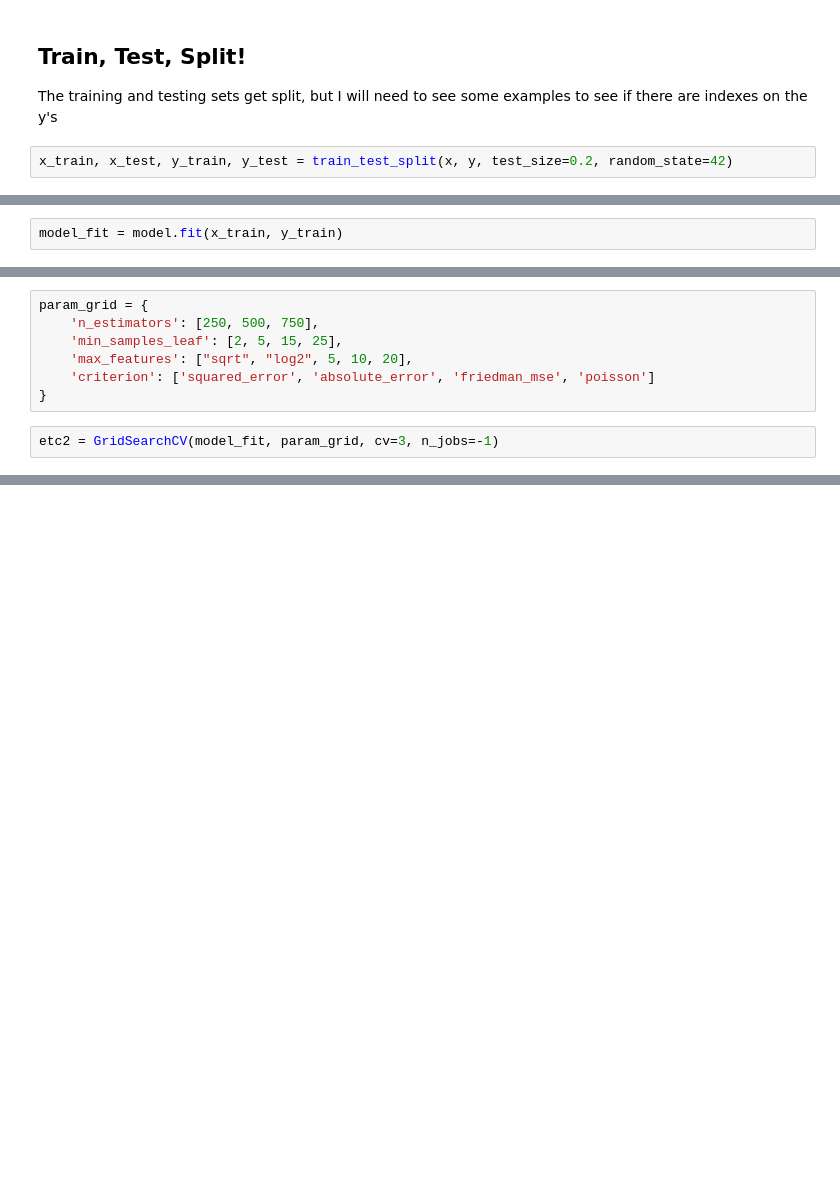
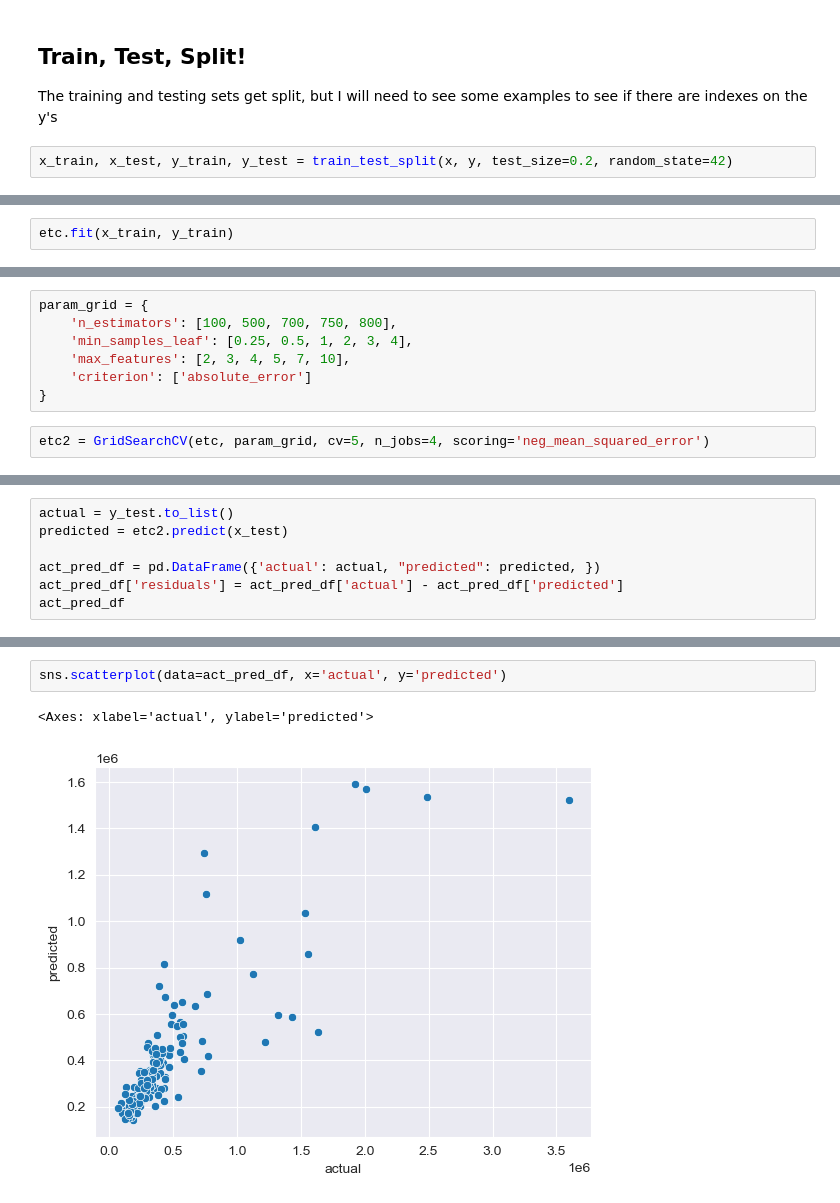
Before and after one commit to PorkChopExpress86/HouseProtestValues, a Jupyter notebook: HouseValues-continuous.ipynb, the cells around one changed output, grey strips where cells are left out. Saved outputs shown, nothing was run; the diff lists cells and outputs as text; blank space fills up the shorter version.

Commit message:
Updated variable names and am sticking to the gridsearch to make the model. Added regression analysis and scoring.

```diff
--- a/HouseValues-continuous.ipynb
+++ b/HouseValues-continuous.ipynb
@@ -100,2 +135,2 @@ model = ExtraTreesRegressor(n_estimators=500, random_state=42, n_jobs=-1, criter
 # %%
-model_fit = model.fit(x_train, y_train)
+etc.fit(x_train, y_train)
@@ -120,12 +143,12 @@ actual_df['y_pred'] = y_pred
 # %%
 param_grid = {
-    'n_estimators': [250, 500, 750],
-    'min_samples_leaf': [2, 5, 15, 25],
-    'max_features': ["sqrt", "log2", 5, 10, 20],
-    'criterion': ['squared_error', 'absolute_error', 'friedman_mse', 'poisson']
+    'n_estimators': [100, 500, 700, 750, 800],
+    'min_samples_leaf': [0.25, 0.5, 1, 2, 3, 4],
+    'max_features': [2, 3, 4, 5, 7, 10],
+    'criterion': ['absolute_error']
 }
 # %%
-etc2 = GridSearchCV(model_fit, param_grid, cv=3, n_jobs=-1)
+etc2 = GridSearchCV(etc, param_grid, cv=5, n_jobs=4, scoring='neg_mean_squared_error')
 # %%
 etc2.fit(x_train, y_train)
 # %% [output]
@@ -148,0 +180,7 @@ etc2.best_score_
+# %%
+actual = y_test.to_list()
+predicted = etc2.predict(x_test)
+
+act_pred_df = pd.DataFrame({'actual': actual, "predicted": predicted, })
+act_pred_df['residuals'] = act_pred_df['actual'] - act_pred_df['predicted']
+act_pred_df
@@ -148,0 +201,5 @@ etc2.best_score_
+# %%
+sns.scatterplot(data=act_pred_df, x='actual', y='predicted')
+# %% [output]
+<Axes: xlabel='actual', ylabel='predicted'>
+[figure, added]
```
Also changed, not shown: parts of 30 cells of this notebook.
